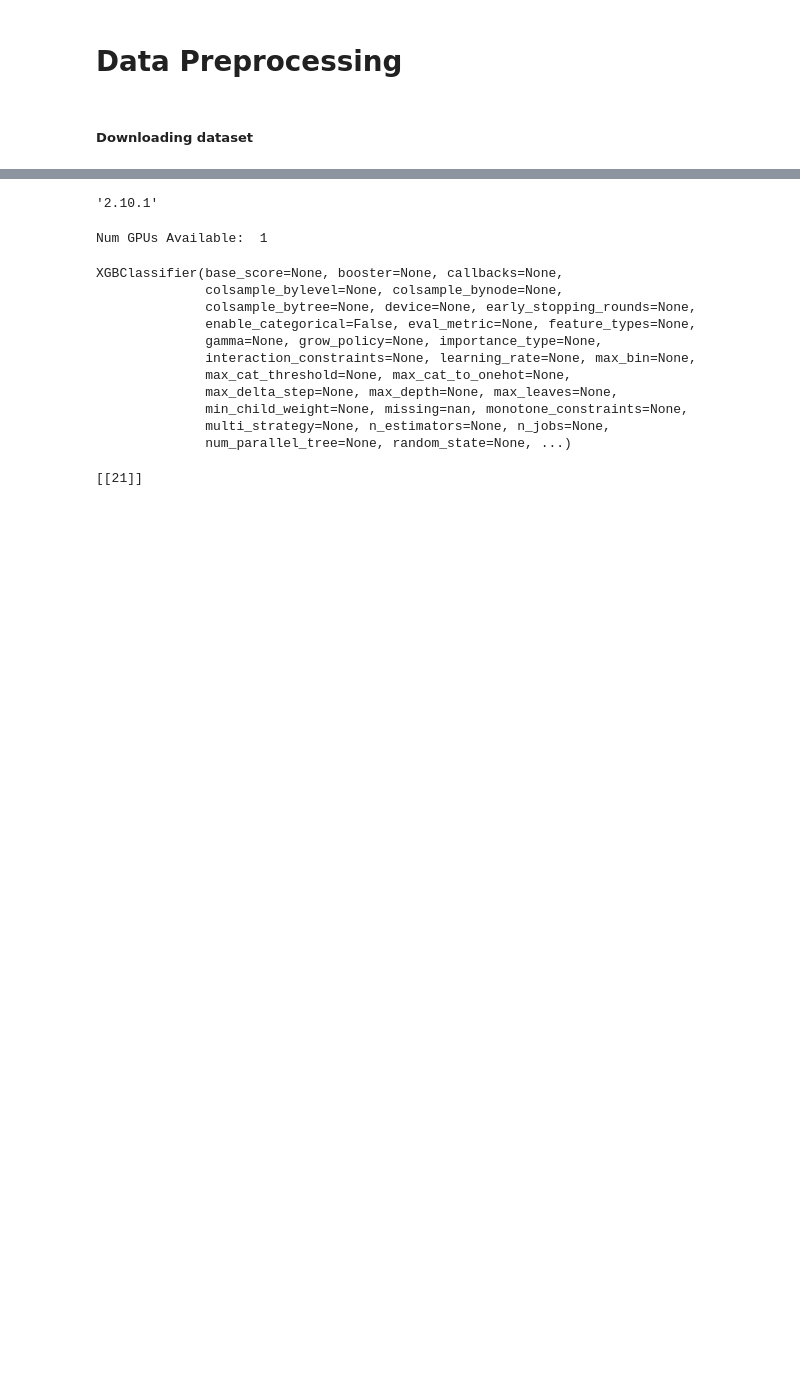
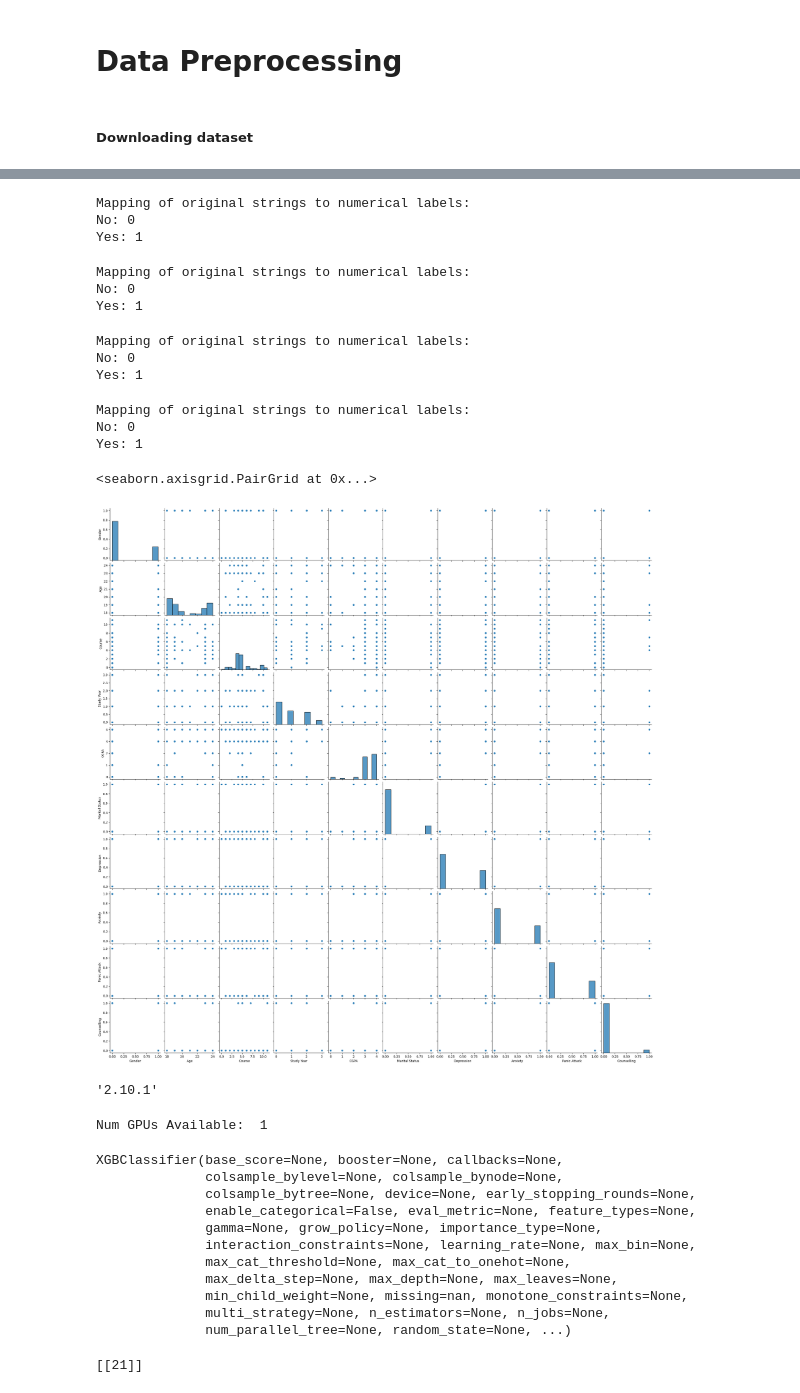
Before and after one commit to Saifix/Mental-Health---Deep-Learning, a Jupyter notebook: Main.ipynb, the cells around one changed output, grey strips where cells are left out. Saved outputs shown, nothing was run; the diff lists cells and outputs as text; code cells hidden in the pictures; blank space fills up the shorter version.

```diff
--- a/Main.ipynb
+++ b/Main.ipynb
@@ -179,0 +226,51 @@ dataset.head()
+# %%
+# Processing Do you have Depression? column
+
+dataset['Depression'] = label_encoder.fit_transform(
+    dataset['Depression'])
+
+print("Mapping of original strings to numerical labels:")
+for original, label in zip(label_encoder.classes_, label_encoder.transform(label_encoder.classes_)):
+    print(f"{original}: {label}")
+# %% [output]
+Mapping of original strings to numerical labels:
+No: 0
+Yes: 1
+# %%
+# Processing Do you have Anxiety? column
+
+dataset['Anxiety'] = label_encoder.fit_transform(
+    dataset['Anxiety'])
+
+print("Mapping of original strings to numerical labels:")
+for original, label in zip(label_encoder.classes_, label_encoder.transform(label_encoder.classes_)):
+    print(f"{original}: {label}")
+# %% [output]
+Mapping of original strings to numerical labels:
+No: 0
+Yes: 1
+# %%
+# Processing Do you have Panic attack? column
+
+dataset['Panic Attack'] = label_encoder.fit_transform(
+    dataset['Panic Attack'])
+print("Mapping of original strings to numerical labels:")
+for original, label in zip(label_encoder.classes_, label_encoder.transform(label_encoder.classes_)):
+    print(f"{original}: {label}")
+# %% [output]
+Mapping of original strings to numerical labels:
+No: 0
+Yes: 1
+# %%
+# Processing Did you seek any specialist for a treatment? column
+
+dataset['Counselling'] = label_encoder.fit_transform(
+    dataset['Counselling'])
+
+print("Mapping of original strings to numerical labels:")
+for original, label in zip(label_encoder.classes_, label_encoder.transform(label_encoder.classes_)):
+    print(f"{original}: {label}")
+# %% [output]
+Mapping of original strings to numerical labels:
+No: 0
+Yes: 1
@@ -179,0 +279,9 @@ dataset.head()
+# %%
+import seaborn as sns
+import pandas as pd
+
+dataset = pd.read_csv("Processed Data.csv")
+sns.pairplot(dataset)
+# %% [output]
+<seaborn.axisgrid.PairGrid at 0x...>
+[figure, added]
```
Also changed, not shown: parts of 35 cells of this notebook, 2 other files.
